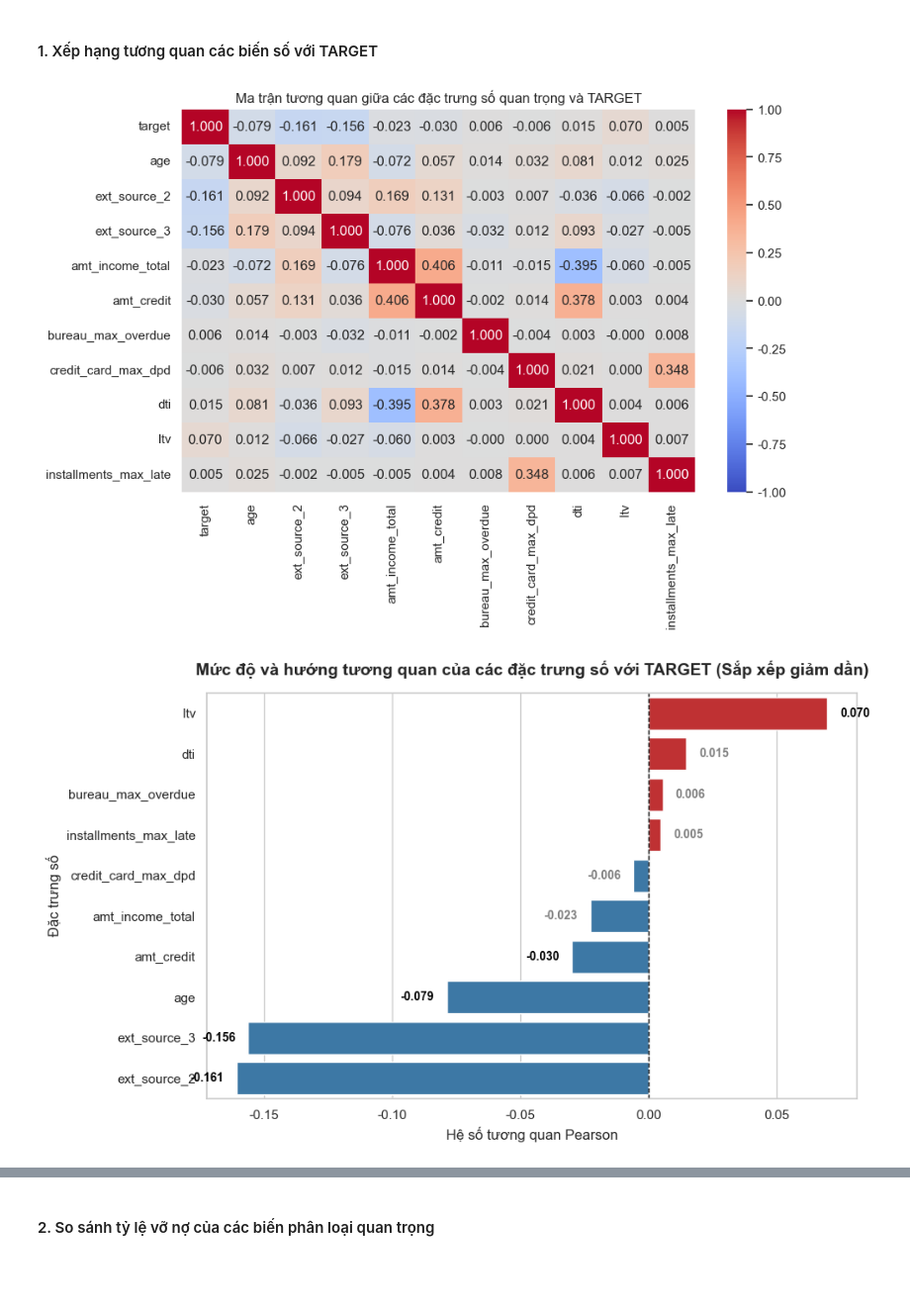
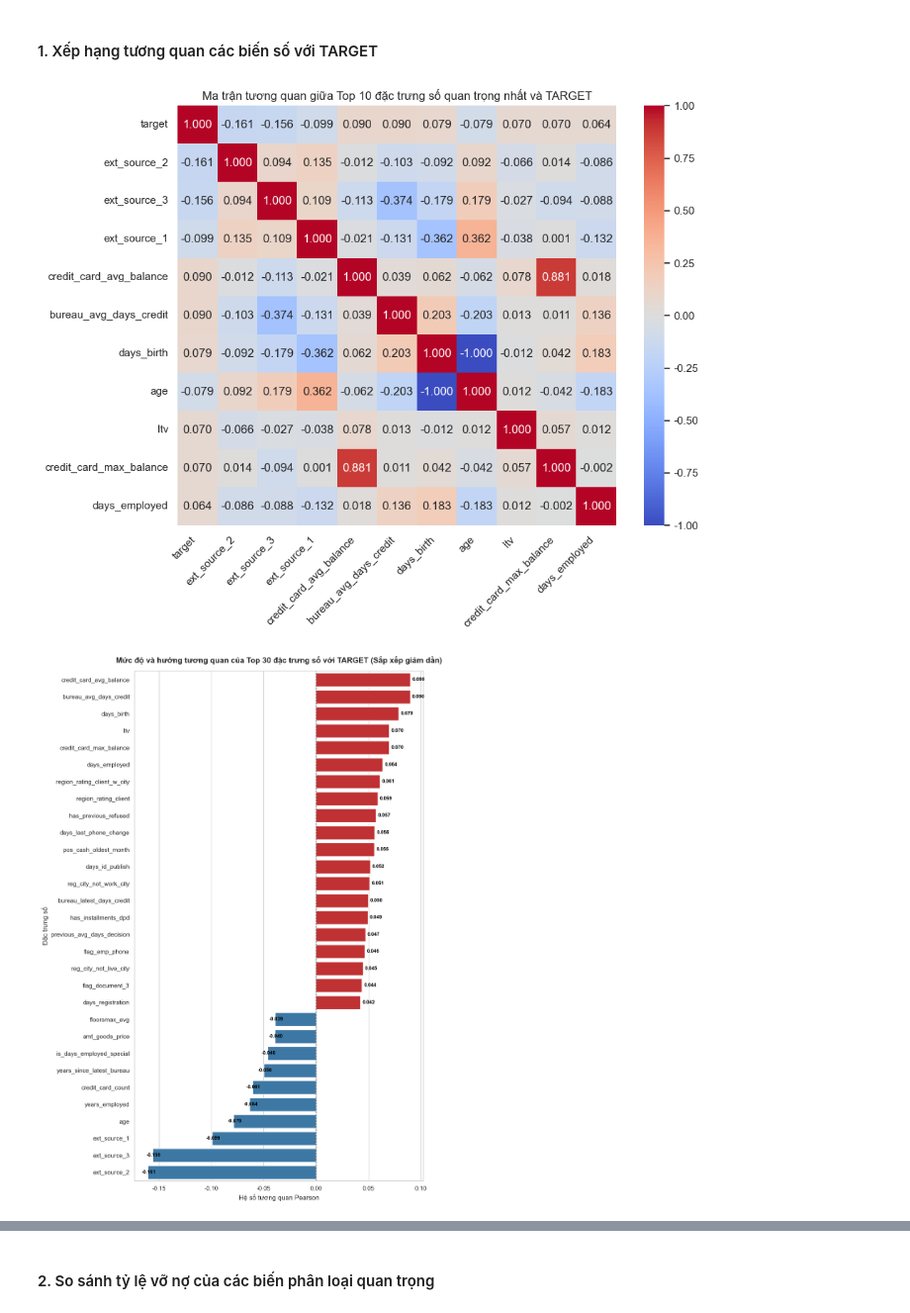
Before and after one commit to thanhhung9720001-collab/credit-risk-classifier, a Jupyter notebook: notebooks/04_eda_visualization.ipynb, the cells around one changed output, grey strips where cells are left out. Shown at 99% size. Drawn from its saved outputs; the diff is of its cells as text; code cells hidden in the pictures; blank space fills up the shorter version.

```diff
--- a/notebooks/04_eda_visualization.ipynb
+++ b/notebooks/04_eda_visualization.ipynb
@@ -475,0 +707,22 @@ plt.show()
+# %%
+# Bổ sung: khách hàng có từng bị từ chối đơn vay trước đó tại Home Credit hay không
+previous_status = pd.read_sql("""
+    SELECT sk_id_curr,
+           MAX(CASE WHEN name_contract_status = 'Refused' THEN 1 ELSE 0 END) AS has_previous_refused
+    FROM previous_application
+    GROUP BY sk_id_curr
+""", conn)
+df = df.merge(previous_status, on='sk_id_curr', how='left')
+df['has_previous_refused'] = df['has_previous_refused'].fillna(0).astype(int)
+
+fig, ax = plt.subplots(figsize=(8, 5))
+sns.barplot(data=df, x='has_previous_refused', y='target', hue='has_previous_refused', legend=False, ax=ax, errorbar=None, palette="Set1")
+ax.set_xticks(ax.get_xticks())
+ax.set_xticklabels(["Chưa từng bị từ chối", "Từng bị từ chối"])
+ax.set_title("Tỷ lệ vỡ nợ theo lịch sử từng bị từ chối đơn vay trước đó")
+ax.set_xlabel("Lịch sử bị từ chối đơn vay")
+ax.set_ylabel("Tỷ lệ nợ xấu")
+plt.tight_layout()
+plt.show()
+
+print(f"Số khách từng bị từ chối ít nhất 1 lần: {df['has_previous_refused'].sum():,} / {len(df):,} ({df['has_previous_refused'].mean() * 100:.1f}%)")
@@ -514,54 +819,55 @@ plt.show()
 # %% [markdown]
 #### 1. Xếp hạng tương quan các biến số với TARGET
 # %%
-# Lọc các đặc trưng số quan trọng (sửa installments_max_days_past_due thành installments_max_late)
-key_numeric = [
-    "target", "age", "ext_source_2", "ext_source_3", "amt_income_total",
-    "amt_credit", "bureau_max_overdue", "credit_card_max_dpd",
-    "dti", "ltv", "installments_max_late"
-]
-key_numeric = [c for c in key_numeric if c in df.columns]
+# Chọn Top 10 đặc trưng số có tương quan mạnh nhất với TARGET để vẽ ma trận nhiệt (dễ đọc hơn khi xem chi tiết từng cặp biến)
+numeric_cols_all = df.select_dtypes(include=[np.number]).columns
+corr_target = df[numeric_cols_all].corr()["target"].drop("target")
+top10_features = corr_target.abs().sort_values(ascending=False).head(10).index.tolist()
+key_numeric = ["target"] + top10_features
 
 # Trực quan hóa ma trận tương quan Heatmap
 corr_matrix = df[key_numeric].corr()
+plt.figure(figsize=(10, 8))
 sns.heatmap(corr_matrix, annot=True, cmap="coolwarm", fmt=".3f", vmin=-1, vmax=1)
-plt.title("Ma trận tương quan giữa các đặc trưng số quan trọng và TARGET")
+plt.title("Ma trận tương quan giữa Top 10 đặc trưng số quan trọng nhất và TARGET")
+plt.xticks(rotation=45, ha="right")
+plt.tight_layout()
 plt.show()
 # %% [output]
-[figure, old version]
+[figure, new version]
 # %%
-# Tính toán hệ số tương quan của các đặc trưng với TARGET (loại trừ chính cột target)
-corr_with_target = corr_matrix['target'].drop('target')
+# Tính lại tương quan trên TOÀN BỘ biến số trong df (không giới hạn trong key_numeric) để lấy Top 30 biến mạnh nhất
+numeric_cols_all = df.select_dtypes(include=[np.number]).columns
+corr_all = df[numeric_cols_all].corr()["target"].drop("target")
 
-# Sắp xếp các biến theo giá trị thực tế giảm dần (tự động gom nhóm Đỏ/Xanh và đi từ lớn đến bé)
-corr_with_target_sorted = corr_with_target.sort_values(ascending=False)
+# Lấy 30 biến có trị tuyệt đối tương quan lớn nhất, sắp xếp theo giá trị thực tế giảm dần
+top30_features = corr_all.abs().sort_values(ascending=False).head(30).index
+corr_with_target_sorted = corr_all[top30_features].sort_values(ascending=False)
 
 # Vẽ biểu đồ cột nằm ngang
-plt.figure(figsize=(10, 6))
+plt.figure(figsize=(10, 14))
 
 # Gán màu: Đỏ cho tương quan dương, Xanh cho tương quan âm
-colors = ['#d7191c' if val >= 0 else '#2c7bb6' for val in corr_with_target_sorted.values]
+colors = ["#d7191c" if val >= 0 else "#2c7bb6" for val in corr_with_target_sorted.values]
 feature_order = list(corr_with_target_sorted.index)
 sns.barplot(x=corr_with_target_sorted.values, y=corr_with_target_sorted.index, hue=corr_with_target_sorted.index, hue_order=feature_order, legend=False, palette=colors)
 
 # Vẽ đường nét đứt tại điểm 0
-plt.axvline(x=0, color='black', linestyle='--', linewidth=1)
+plt.axvline(x=0, color="black", linestyle="--", linewidth=1)
 
 # Thiết lập tiêu đề và nhãn
-plt.title("Mức độ và hướng tương quan của các đặc trưng số với TARGET (Sắp xếp giảm dần)", fontsize=14, fontweight='bold', pad=15)
+plt.title("Mức độ và hướng tương quan của Top 30 đặc trưng số với TARGET (Sắp xếp giảm dần)", fontsize=14, fontweight="bold", pad=15)
 plt.xlabel("Hệ số tương quan Pearson", fontsize=12)
 plt.ylabel("Đặc trưng số", fontsize=12)
 
 # Thêm giá trị cụ thể của hệ số tương quan lên từng cột
 for i, v in enumerate(corr_with_target_sorted.values):
-    align = 'left' if v < 0 else 'right'
-    # Điều chỉnh offset động dựa trên giá trị âm/dương để text không đè lên cột
-    offset = -0.018 if v < 0 else 0.005
-    plt.text(v + offset, i, f"{v:.3f}", va='center', fontsize=10,
-             fontweight='bold', color='black' if abs(v) > 0.03 else 'gray')
+    offset = -0.006 if v < 0 else 0.002
+    plt.text(v + offset, i, f"{v:.3f}", va="center", fontsize=9,
+             fontweight="bold", color="black" if abs(v) > 0.03 else "gray")
 
 plt.tight_layout()
 plt.show()
 # %% [output]
-[figure, old version]
+[figure, new version]
 # %% [markdown]
```
Also changed, not shown: parts of 75 cells of this notebook.
